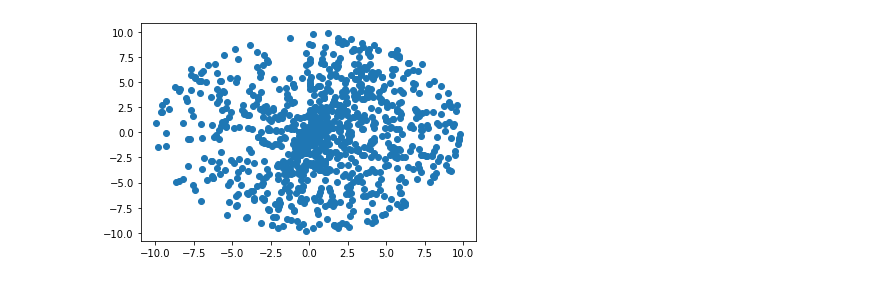
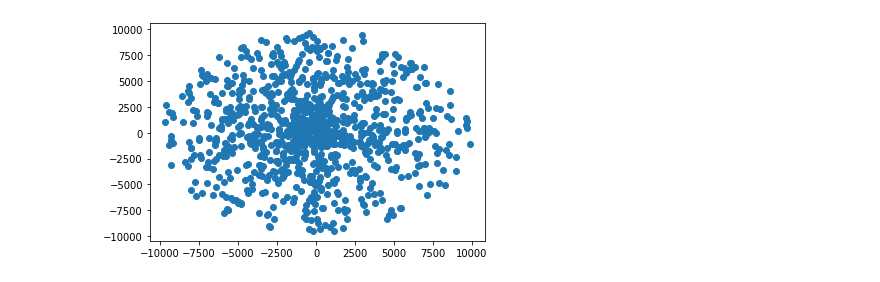
Before and after one commit to NTHU-Phys-Qubit/class-03162020-Bladerunner-constant-k, a Jupyter notebook: Randomwalk.ipynb, the cells around one changed output. Saved outputs shown, nothing was run; the diff lists cells and outputs as text; code cells hidden in the pictures.

```diff
--- a/Randomwalk.ipynb
+++ b/Randomwalk.ipynb
@@ -77,7 +79,7 @@ pylab.show()
 # %%
 import pylab
 
-n = 100000
+n = 100
 
 x = np.zeros(n)
 
@@ -99,3 +100,6 @@ pylab.show()
 # %%
-for i in range(1, 50):
-    b = (x[i]-x[i-1])
+for i in range(1, n):
+
+    x[i] - x[i - 1] = z
+
+    print(z)
@@ -102,28 +108,29 @@ for i in range(1, 50):
 # %%
 import pylab
 
 n = 1000
 
 
 r = np.zeros(n)
 theta = np.zeros(n)
 
 
 for i in range(1, n):
 	val = random.randint(1, 2)
 	if val == 1:
-		r[i] = 10 * np.random.random()
+		r[i] = 10000 * np.random.random()
 		theta[i] = theta[i - 1]
 	elif val == 2:
 		r[i] = r[i - 1]
-		theta[i] = 10 * np.random.random()
+		theta[i] = 1000 * np.random.random()
+
 
 
 
 x = r*np.sin(theta)
 y = r*np.cos(theta)
 
 pylab.plot(x,y,'o')
 pylab.show()
 # %% [output]
-[figure, old version]
+[figure, new version]
```
Also changed, not shown: parts of 7 cells of this notebook.
